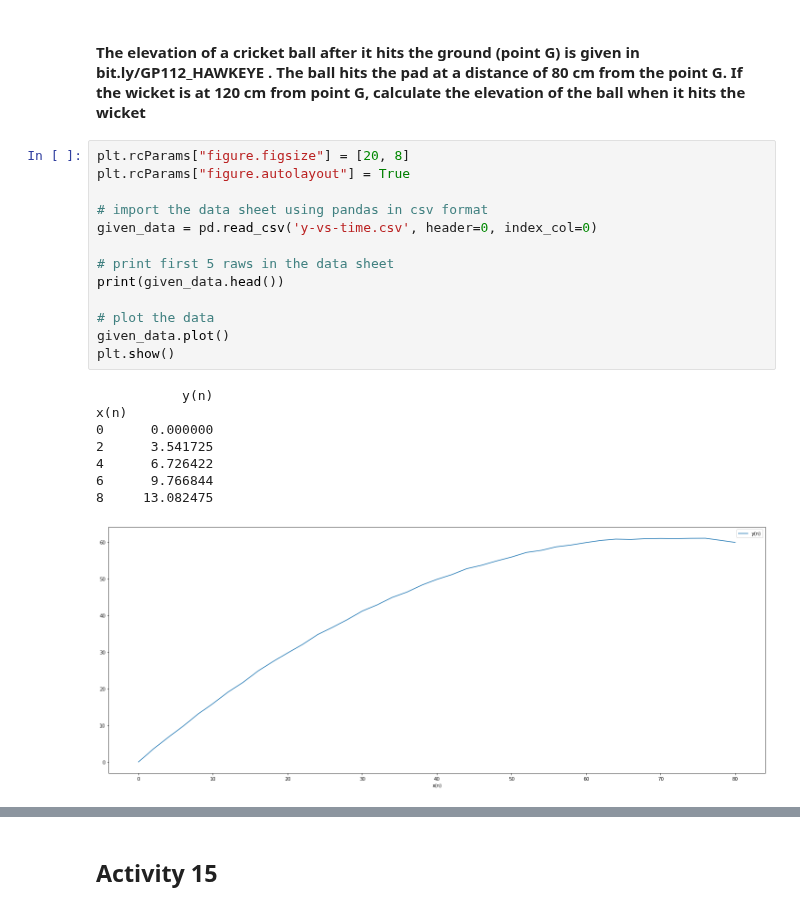
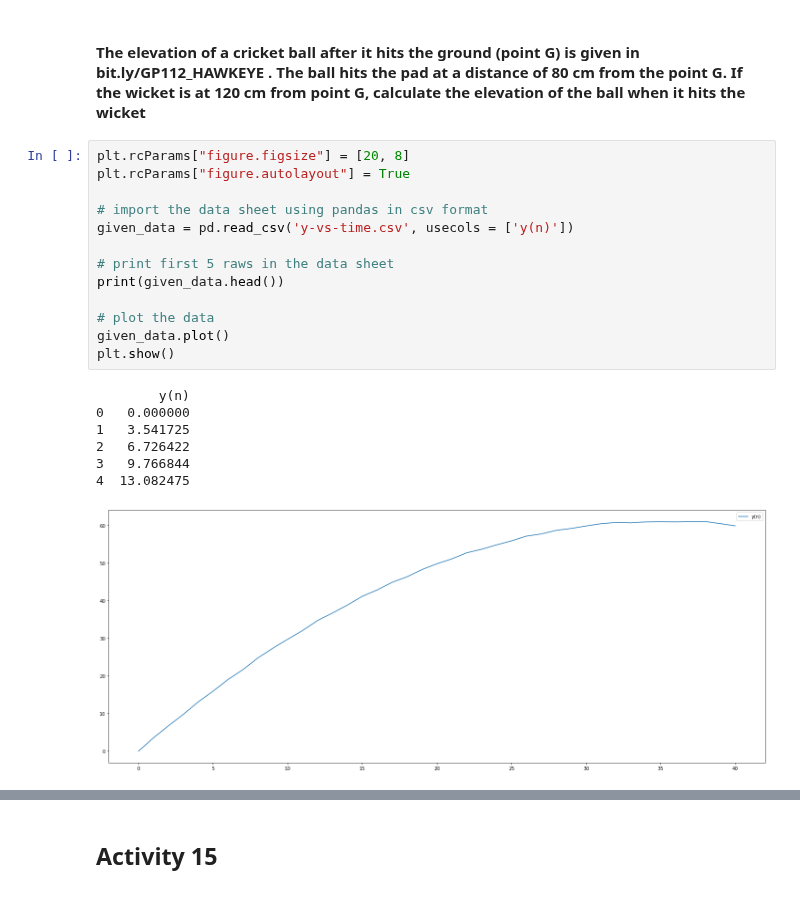
Before and after one commit to Rathees-Koneswarann/matplotlib-signal-analisis, a Jupyter notebook: violin-sound-process.ipynb, the cells around one changed output, grey strips where cells are left out. Drawn from its saved outputs; the diff is of its cells as text.

```diff
--- a/violin-sound-process.ipynb
+++ b/violin-sound-process.ipynb
@@ -17,22 +21,21 @@ import IPython.display as ipd
 # %%
 plt.rcParams["figure.figsize"] = [20, 8]
 plt.rcParams["figure.autolayout"] = True
 
 # import the data sheet using pandas in csv format
-given_data = pd.read_csv('y-vs-time.csv', header=0, index_col=0)
+given_data = pd.read_csv('y-vs-time.csv', usecols = ['y(n)'])
 
 # print first 5 raws in the data sheet
 print(given_data.head())
 
 # plot the data
 given_data.plot()
 plt.show()
 # %% [output]
-           y(n)
-x(n)
-0      0.000000
-2      3.541725
-4      6.726422
-6      9.766844
-8     13.082475
+        y(n)
+0   0.000000
+1   3.541725
+2   6.726422
+3   9.766844
+4  13.082475
-[figure, old version]
+[figure, new version]
```
Also changed, not shown: parts of 4 cells of this notebook.
